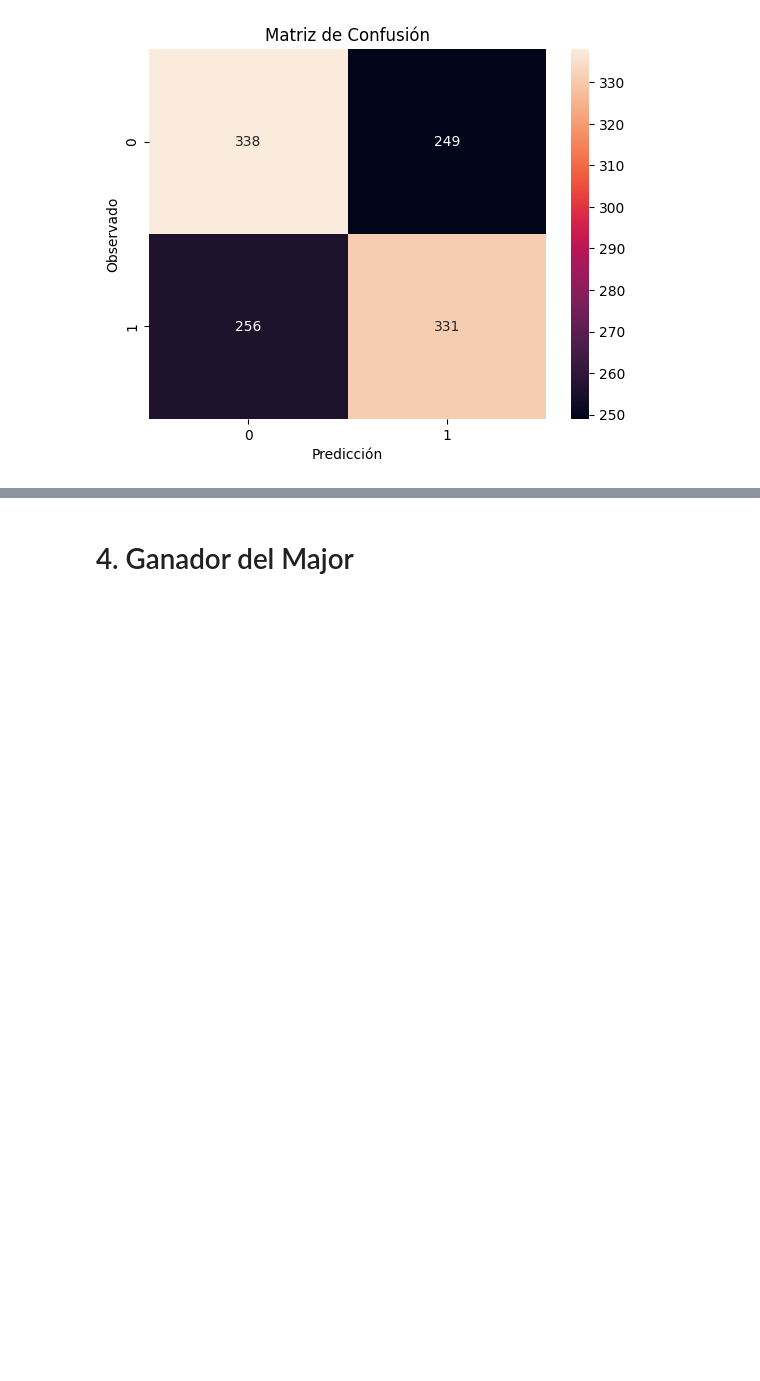
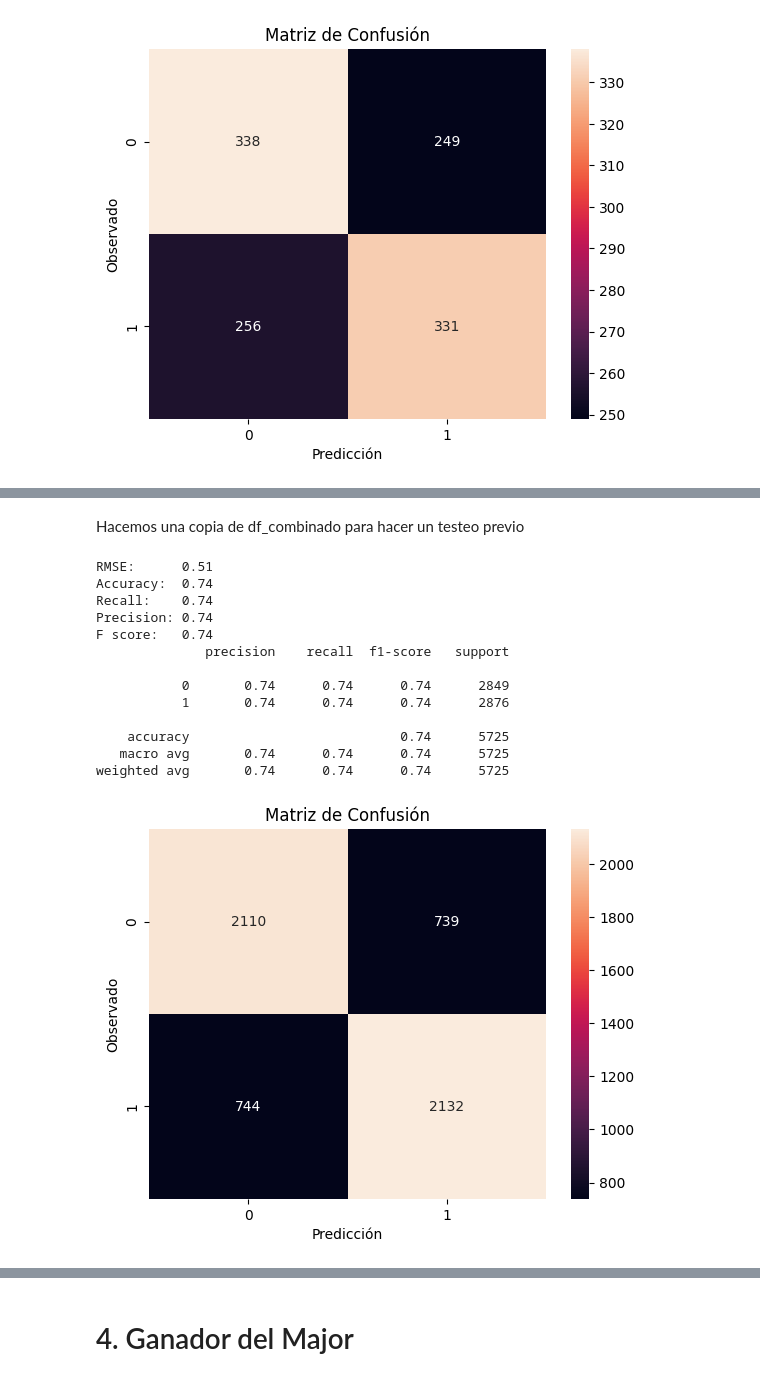
Before and after one commit to Jimenez73/Proyecto-Semestral-Grupo-13, a Jupyter notebook: predicciones.ipynb, the cells around one changed output, grey strips where cells are left out. Saved outputs shown, nothing was run; the diff lists cells and outputs as text; code cells hidden in the pictures; blank space fills up the shorter version.

```diff
--- a/predicciones.ipynb
+++ b/predicciones.ipynb
@@ -939,0 +974,8 @@ weighted avg       0.57      0.57      0.57      1174
+# %%
+# Transformación de variables category a label encoding - df_players_copia
+columns_to_label_encoding = ["Player", "Group", "Team", "Map Name"]
+
+for col in columns_to_label_encoding:
+    lab = LabelEncoder()
+    df_players_copia[col] = lab.fit_transform(df_players_copia[col])
+    label_encoders_3[col] = lab
@@ -939,0 +984,4 @@ weighted avg       0.57      0.57      0.57      1174
+# %%
+# Matches y teams
+df_combinado_1 = pd.merge(df_matches_copia, df_teams_copia, on=["Team", "Map Name"], how="left")
+df_combinado_1
@@ -939,0 +1002,5 @@ weighted avg       0.57      0.57      0.57      1174
+# %%
+# (Matches - Teams) + Players
+
+df_combinado = pd.merge(df_combinado_1, df_players_copia, on=["Team", "Map Name"], how="left")
+df_combinado
@@ -939,0 +1021,2 @@ weighted avg       0.57      0.57      0.57      1174
+# %% [markdown]
+Hacemos una copia de df_combinado para hacer un testeo previo
@@ -939,0 +1025,33 @@ weighted avg       0.57      0.57      0.57      1174
+# %%
+# Eliminamos las columnas que no nos sirven:
+
+columnas_a_eliminar = ["Date", "Result RW", "Result RL", "Group_x", "Group_y"]
+df_combinado_copia = df_combinado.drop(columns=columnas_a_eliminar)
+# %%
+import xgboost as xgb
+
+X = df_combinado_copia.drop(columns=["Pistol rounds won", "W/L" , "Result Diff"])
+y = df_combinado_copia["W/L"]
+X_train, X_test, y_train, y_test = train_test_split(X, y, test_size=0.2, random_state=42)
+
+model_combinado = xgb.XGBClassifier(eval_metric="logloss",  random_state=42)
+model_combinado.fit(X_train, y_train)
+
+y_pred = model_combinado.predict(X_test)
+
+metricas_importante(y_test, y_pred)
+# %% [output]
+RMSE:      0.51
+Accuracy:  0.74
+Recall:    0.74
+Precision: 0.74
+F score:   0.74
+              precision    recall  f1-score   support
+
+           0       0.74      0.74      0.74      2849
+           1       0.74      0.74      0.74      2876
+
+    accuracy                           0.74      5725
+   macro avg       0.74      0.74      0.74      5725
+weighted avg       0.74      0.74      0.74      5725
+[figure, added]
```
Also changed, not shown: parts of 19 cells of this notebook, 1 other file.
